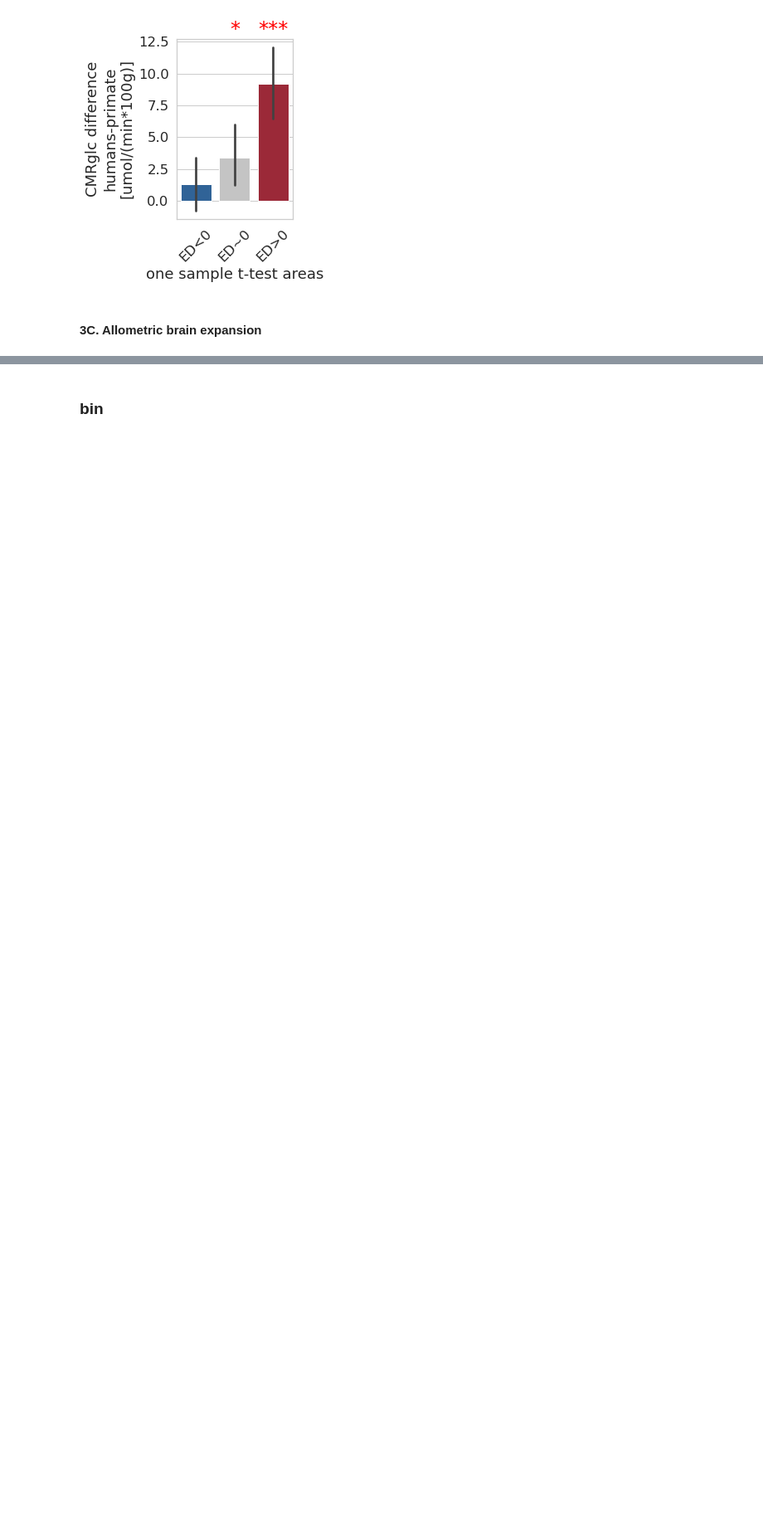
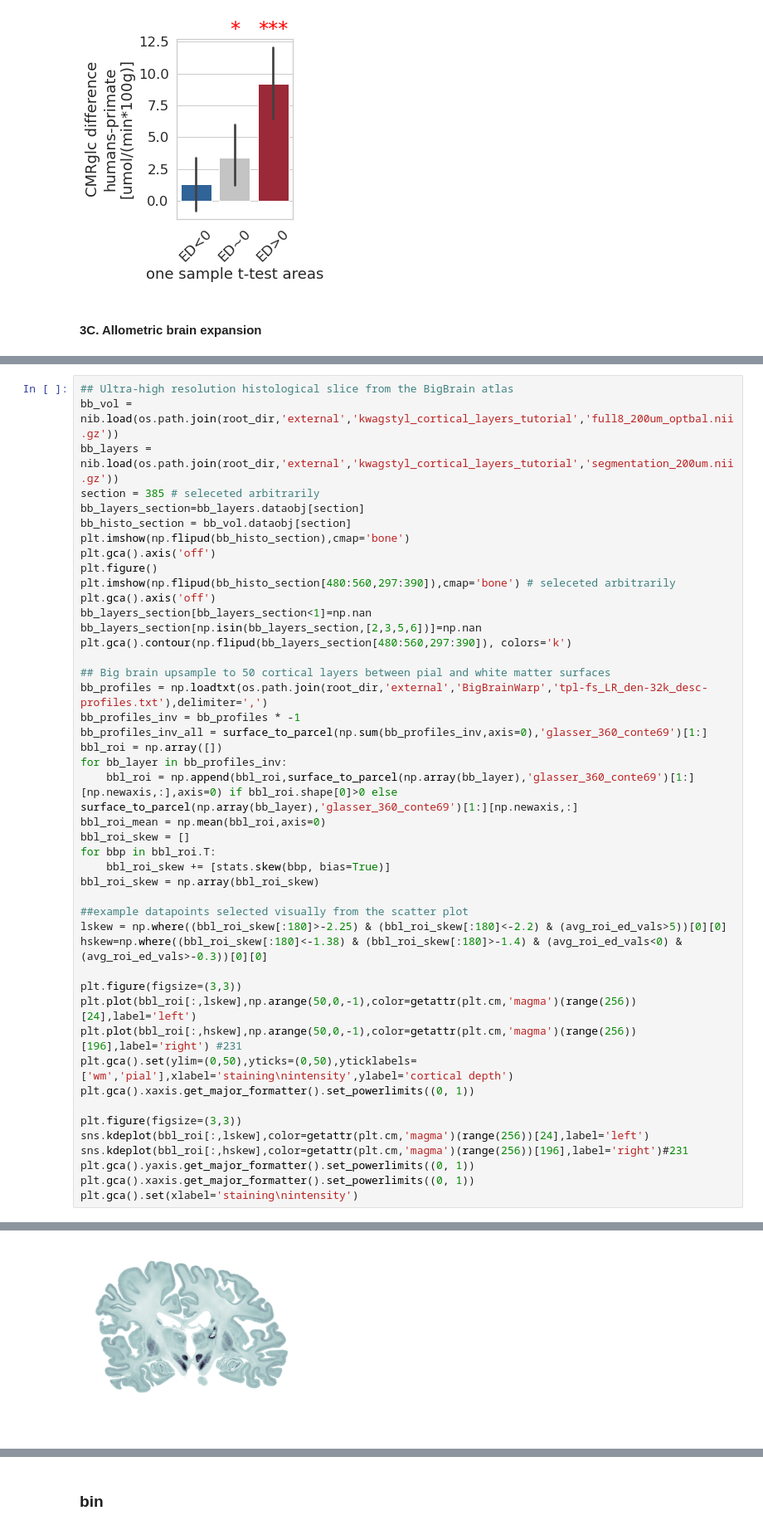
Before and after one commit to NeuroenergeticsLab/energetic_costs, a Jupyter notebook: scripts/Manuscript Figures.ipynb, the cells around one changed output, grey strips where cells are left out. Shown at 83% size. Saved outputs shown, nothing was run; the diff lists cells and outputs as text; blank space fills up the shorter version.

Commit message:
Figure 4A-B added

```diff
--- a/scripts/Manuscript Figures.ipynb
+++ b/scripts/Manuscript Figures.ipynb
@@ -547,0 +550,46 @@ Text(0.18134752642363305, -10.759534282, 'energy_density ~  -2.85 + expansion^0.
+# %%
+## Ultra-high resolution histological slice from the BigBrain atlas
+bb_vol = nib.load(os.path.join(root_dir,'external','kwagstyl_cortical_layers_tutorial','full8_200um_optbal.nii.gz'))
+bb_layers = nib.load(os.path.join(root_dir,'external','kwagstyl_cortical_layers_tutorial','segmentation_200um.nii.gz'))
+section = 385 # seleceted arbitrarily
+bb_layers_section=bb_layers.dataobj[section]
+bb_histo_section = bb_vol.dataobj[section]
+plt.imshow(np.flipud(bb_histo_section),cmap='bone')
+plt.gca().axis('off')
+plt.figure()
+plt.imshow(np.flipud(bb_histo_section[480:560,297:390]),cmap='bone') # seleceted arbitrarily
+plt.gca().axis('off')
+bb_layers_section[bb_layers_section<1]=np.nan
+bb_layers_section[np.isin(bb_layers_section,[2,3,5,6])]=np.nan
+plt.gca().contour(np.flipud(bb_layers_section[480:560,297:390]), colors='k')
+
+## Big brain upsample to 50 cortical layers between pial and white matter surfaces
+bb_profiles = np.loadtxt(os.path.join(root_dir,'external','BigBrainWarp','tpl-fs_LR_den-32k_desc-profiles.txt'),delimiter=',')
+bb_profiles_inv = bb_profiles * -1
+bb_profiles_inv_all = surface_to_parcel(np.sum(bb_profiles_inv,axis=0),'glasser_360_conte69')[1:]
+bbl_roi = np.array([])
+for bb_layer in bb_profiles_inv:
+    bbl_roi = np.append(bbl_roi,surface_to_parcel(np.array(bb_layer),'glasser_360_conte69')[1:][np.newaxis,:],axis=0) if bbl_roi.shape[0]>0 else surface_to_parcel(np.array(bb_layer),'glasser_360_conte69')[1:][np.newaxis,:]
+bbl_roi_mean = np.mean(bbl_roi,axis=0)
+bbl_roi_skew = []
+for bbp in bbl_roi.T:
+    bbl_roi_skew += [stats.skew(bbp, bias=True)]
+bbl_roi_skew = np.array(bbl_roi_skew)
+
+##example datapoints selected visually from the scatter plot
+lskew = np.where((bbl_roi_skew[:180]>-2.25) & (bbl_roi_skew[:180]<-2.2) & (avg_roi_ed_vals>5))[0][0]
+hskew=np.where((bbl_roi_skew[:180]<-1.38) & (bbl_roi_skew[:180]>-1.4) & (avg_roi_ed_vals<0) & (avg_roi_ed_vals>-0.3))[0][0]
+
+plt.figure(figsize=(3,3))
+plt.plot(bbl_roi[:,lskew],np.arange(50,0,-1),color=getattr(plt.cm,'magma')(range(256))[24],label='left')
+plt.plot(bbl_roi[:,hskew],np.arange(50,0,-1),color=getattr(plt.cm,'magma')(range(256))[196],label='right') #231
+plt.gca().set(ylim=(0,50),yticks=(0,50),yticklabels=['wm','pial'],xlabel='staining\nintensity',ylabel='cortical depth')
+plt.gca().xaxis.get_major_formatter().set_powerlimits((0, 1))
+
+plt.figure(figsize=(3,3))
+sns.kdeplot(bbl_roi[:,lskew],color=getattr(plt.cm,'magma')(range(256))[24],label='left')
+sns.kdeplot(bbl_roi[:,hskew],color=getattr(plt.cm,'magma')(range(256))[196],label='right')#231
+plt.gca().yaxis.get_major_formatter().set_powerlimits((0, 1))
+plt.gca().xaxis.get_major_formatter().set_powerlimits((0, 1))
+plt.gca().set(xlabel='staining\nintensity')
+# %% [output]
@@ -547,0 +597 @@ Text(0.18134752642363305, -10.759534282, 'energy_density ~  -2.85 + expansion^0.
+[figure, added]
```
Also changed, not shown: parts of 5 cells of this notebook, 2 other files.
